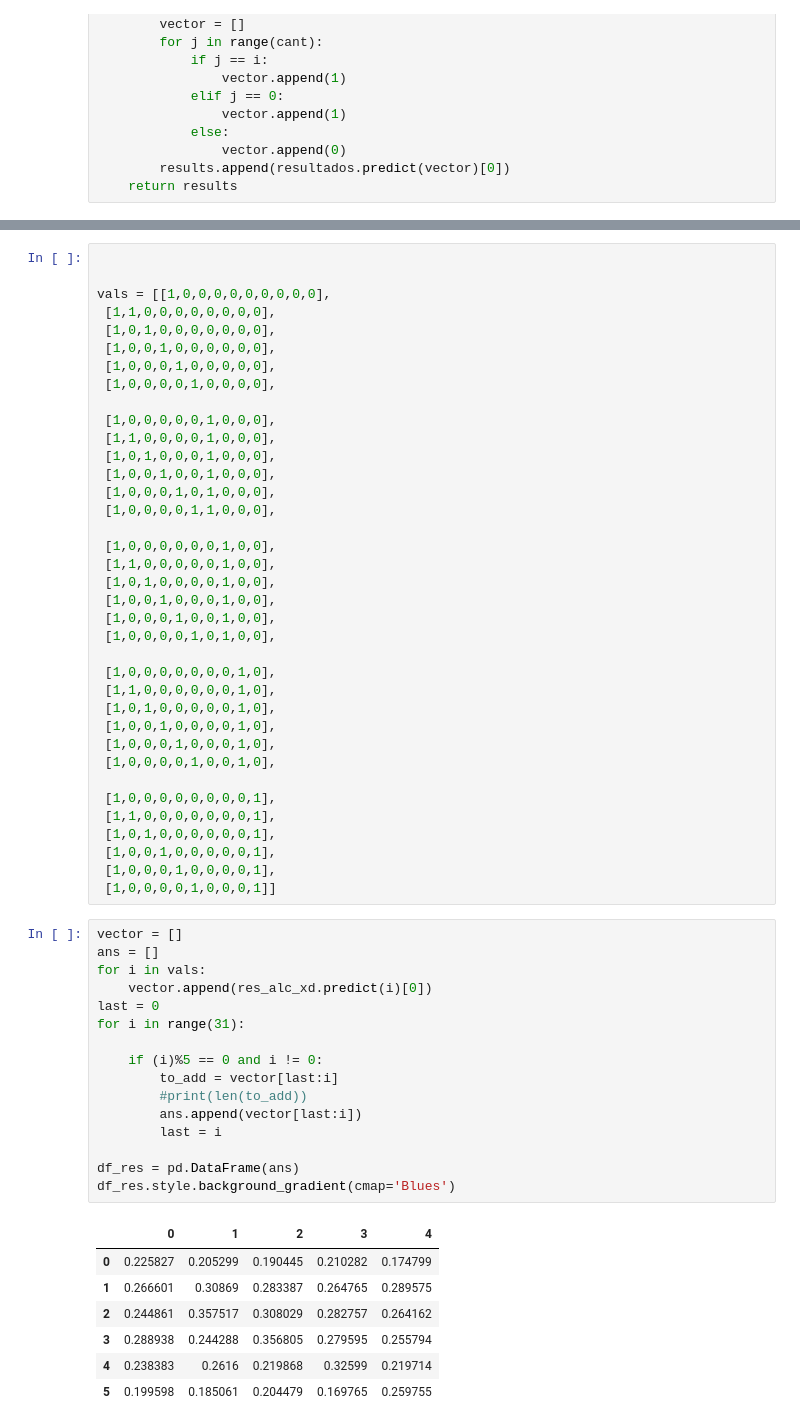
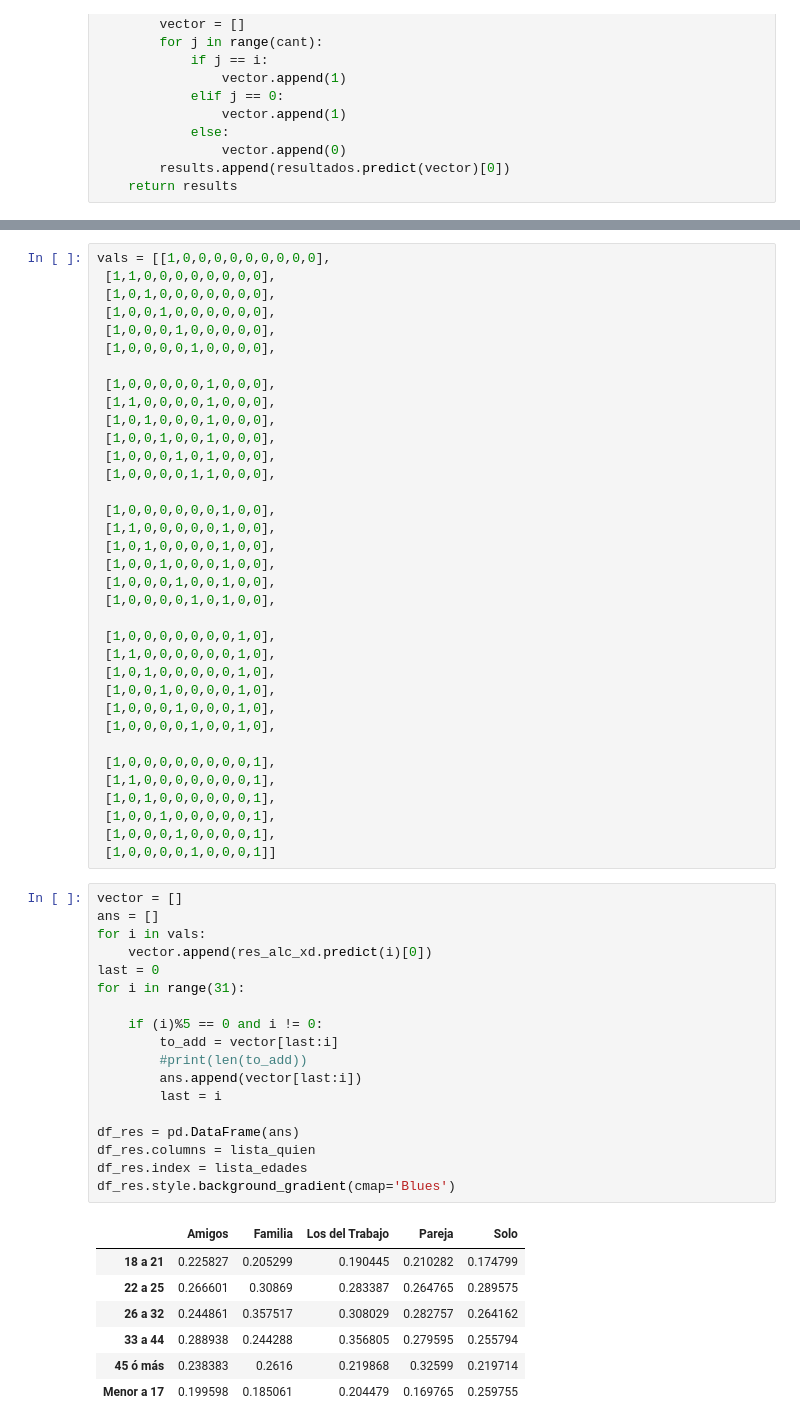
Before and after one commit to Caoimhim/data-analysis-semana-i, a Jupyter notebook: dendro.ipynb, the cells around one changed output, grey strips where cells are left out. Cells and saved outputs as stored; diff of their text form.

```diff
--- a/dendro.ipynb
+++ b/dendro.ipynb
@@ -338,6 +278,4 @@ get_results_list(10, res_alc_xd)
 # %%
-
-
 vals = [[1,0,0,0,0,0,0,0,0,0],
  [1,1,0,0,0,0,0,0,0,0],
  [1,0,1,0,0,0,0,0,0,0],
@@ -375,24 +313,26 @@ vals = [[1,0,0,0,0,0,0,0,0,0],
 # %%
 vector = []
 ans = []
 for i in vals:
     vector.append(res_alc_xd.predict(i)[0])
 last = 0
 for i in range(31):
 
     if (i)%5 == 0 and i != 0:
         to_add = vector[last:i]
         #print(len(to_add))
         ans.append(vector[last:i])
         last = i
 
 df_res = pd.DataFrame(ans)
+df_res.columns = lista_quien
+df_res.index = lista_edades
 df_res.style.background_gradient(cmap='Blues')
 # %% [output]
-|  | 0 | 1 | 2 | 3 | 4 |
-| 0 | 0.225827 | 0.205299 | 0.190445 | 0.210282 | 0.174799 |
-| 1 | 0.266601 | 0.30869 | 0.283387 | 0.264765 | 0.289575 |
-| 2 | 0.244861 | 0.357517 | 0.308029 | 0.282757 | 0.264162 |
-| 3 | 0.288938 | 0.244288 | 0.356805 | 0.279595 | 0.255794 |
-| 4 | 0.238383 | 0.2616 | 0.219868 | 0.32599 | 0.219714 |
-| 5 | 0.199598 | 0.185061 | 0.204479 | 0.169765 | 0.259755 |
+|  | Amigos | Familia | Los del Trabajo | Pareja | Solo |
+| 18 a 21 | 0.225827 | 0.205299 | 0.190445 | 0.210282 | 0.174799 |
+| 22 a 25 | 0.266601 | 0.30869 | 0.283387 | 0.264765 | 0.289575 |
+| 26 a 32 | 0.244861 | 0.357517 | 0.308029 | 0.282757 | 0.264162 |
+| 33 a 44 | 0.288938 | 0.244288 | 0.356805 | 0.279595 | 0.255794 |
+| 45 ó más | 0.238383 | 0.2616 | 0.219868 | 0.32599 | 0.219714 |
+| Menor a 17 | 0.199598 | 0.185061 | 0.204479 | 0.169765 | 0.259755 |
```
Also changed, not shown: parts of 12 cells of this notebook.
